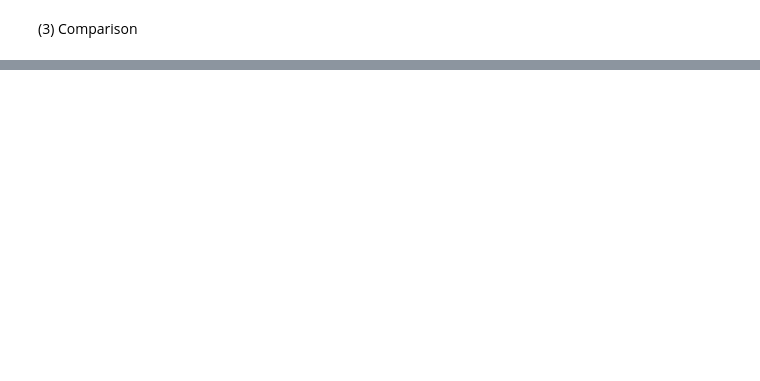
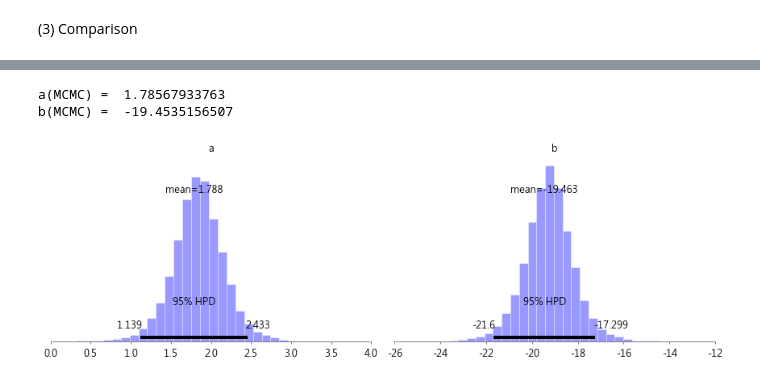
Before and after one commit to yeh8211TK/DataScience, a Jupyter notebook: MCMC_LR.ipynb, the cells around one changed output, grey strips where cells are left out. Drawn from its saved outputs; the diff is of its cells as text; code cells hidden in the pictures; blank space fills up the shorter version.

```diff
--- a/MCMC_LR.ipynb
+++ b/MCMC_LR.ipynb
@@ -217,0 +269,5 @@ M_max = [-17.3, -15.5, -15.6, -12.0, -10.1]
+# %%
+with model:
+    start = mc.find_MAP()
+    step = mc.NUTS()
+    trace = mc.sample(10000, start = start, step = step, cores = 2)
@@ -217,0 +298,8 @@ M_max = [-17.3, -15.5, -15.6, -12.0, -10.1]
+# %%
+print("a(MCMC) = ", trace.get_values('a', chains = 1).mean())
+print("b(MCMC) = ", trace.get_values('b', chains = 1).mean())
+mc.plot_posterior(trace, ['a', 'b'], figsize = (12, 4), alpha = 0.4);
+# %% [output]
+a(MCMC) =  1.78567933763
+b(MCMC) =  -19.4535156507
+[figure, added]
```
Also changed, not shown: parts of 19 cells of this notebook.
